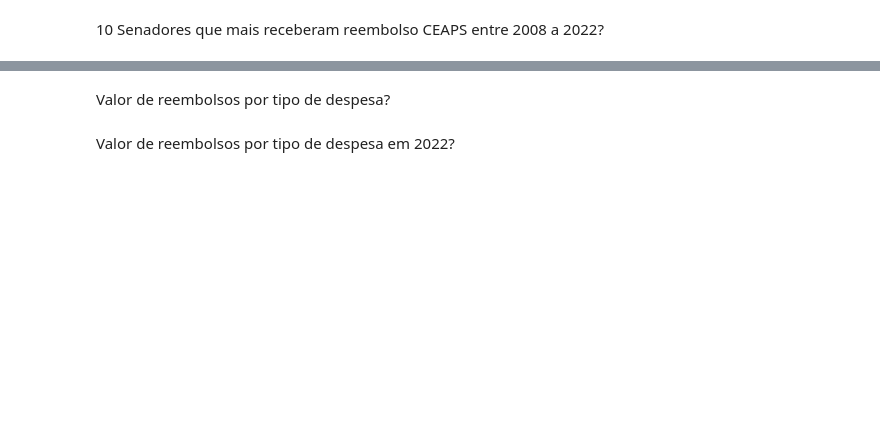
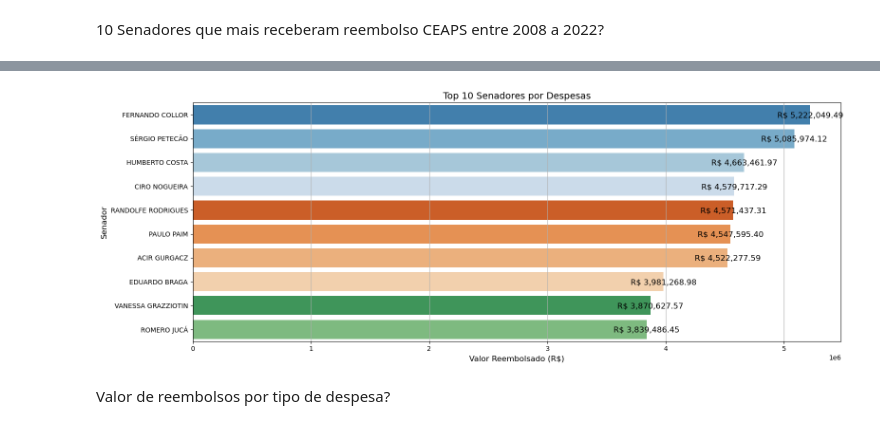
Before and after one commit to Lucasvrib/An-lise-de-despesas-senadores-2008-a-2022, a Jupyter notebook: Analise_CEAPS.ipynb, the cells around one changed output, grey strips where cells are left out. Saved outputs shown, nothing was run; the diff lists cells and outputs as text; code cells hidden in the pictures; blank space fills up the shorter version.

```diff
--- a/Analise_CEAPS.ipynb
+++ b/Analise_CEAPS.ipynb
@@ -325,2 +225,26 @@ fig.update_layout(
+# %%
+# Agrupando por senador e somando as despesas
+despesas_por_senador = ceaps_total.groupby('SENADOR')['VALOR_REEMBOLSADO'].sum().nlargest(10).reset_index()
+
+# Criando o gráfico de barras
+plt.figure(figsize=(16, 6))
+ax = sns.barplot(data=despesas_por_senador, x='VALOR_REEMBOLSADO', y='SENADOR', palette='tab20c')
+
+# Adicionando rótulos com os valores corretos e ajustando a posição
+for p in ax.patches:
+    ax.annotate(f'R$ {p.get_width():,.2f}',
+                (p.get_width(), p.get_y() + p.get_height() / 2.),
+                ha='center', va='center_baseline', fontsize=12, color='black')
+
+# Configurações adicionais do gráfico
+plt.title('Top 10 Senadores por Despesas', fontsize=14)
+plt.xlabel('Valor Reembolsado (R$)', fontsize=12)
+plt.ylabel('Senador', fontsize=12)
+plt.grid(True, axis='x')
+plt.tight_layout()
+plt.savefig('imgs/top_senadores.png')
+plt.show()
+# %% [output]
+[figure, added]
 # %% [markdown]
 Valor de reembolsos por tipo de despesa?
@@ -371,2 +250,0 @@ fig.update_layout(
-# %% [markdown]
-Valor de reembolsos por tipo de despesa em 2022?
```
Also changed, not shown: parts of 25 cells of this notebook, 12 other files.
